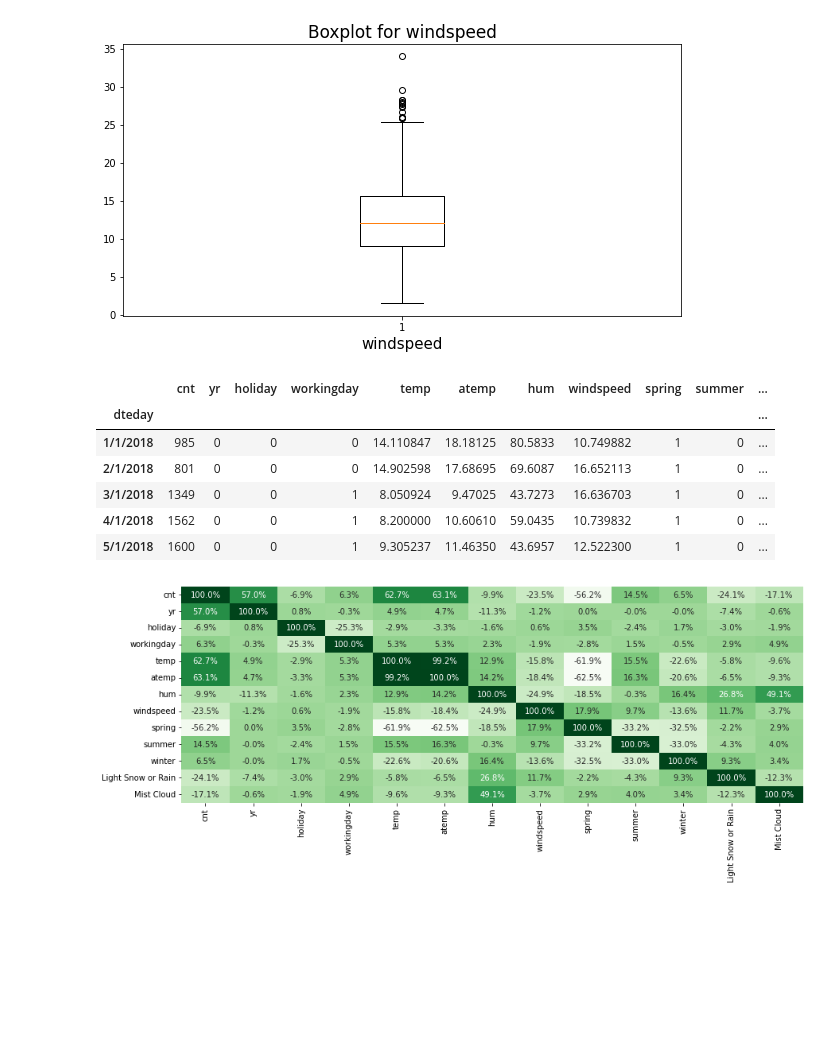
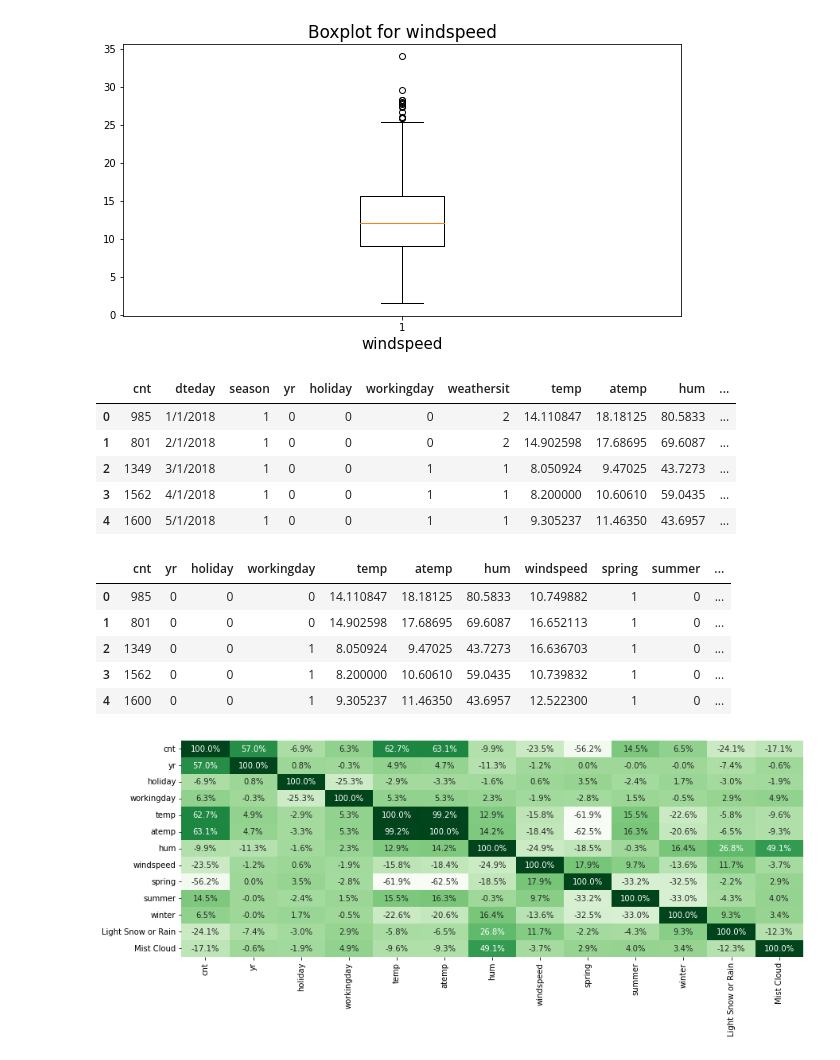
Before and after one commit to theshivmalhotra/BoomBikes_CaseStudy, a Jupyter notebook: BoomBikes.ipynb, the cells around one changed output. Saved outputs shown, nothing was run; the diff lists cells and outputs as text; code cells hidden in the pictures; blank space fills up the shorter version.

```diff
--- a/BoomBikes.ipynb
+++ b/BoomBikes.ipynb
@@ -134,14 +134,14 @@ data = pd.concat([data, status], axis = 1)
 data = pd.concat([data, status1], axis = 1)
 # %%
 #the head of our dataframe.
+data=data.drop(["Unnamed: 16","Unnamed: 17"],axis=1)
 data.head()
 # %% [output]
-|  | cnt | yr | holiday | workingday | temp | atemp | hum | windspeed | spring | summer | ... |
-| dteday |  |  |  |  |  |  |  |  |  |  | ... |
-| 1/1/2018 | 985 | 0 | 0 | 0 | 14.110847 | 18.18125 | 80.5833 | 10.749882 | 1 | 0 | ... |
-| 2/1/2018 | 801 | 0 | 0 | 0 | 14.902598 | 17.68695 | 69.6087 | 16.652113 | 1 | 0 | ... |
-| 3/1/2018 | 1349 | 0 | 0 | 1 | 8.050924 | 9.47025 | 43.7273 | 16.636703 | 1 | 0 | ... |
-| 4/1/2018 | 1562 | 0 | 0 | 1 | 8.200000 | 10.60610 | 59.0435 | 10.739832 | 1 | 0 | ... |
-| 5/1/2018 | 1600 | 0 | 0 | 1 | 9.305237 | 11.46350 | 43.6957 | 12.522300 | 1 | 0 | ... |
+|  | cnt | dteday | season | yr | holiday | workingday | weathersit | temp | atemp | hum | ... |
+| 0 | 985 | 1/1/2018 | 1 | 0 | 0 | 0 | 2 | 14.110847 | 18.18125 | 80.5833 | ... |
+| 1 | 801 | 2/1/2018 | 1 | 0 | 0 | 0 | 2 | 14.902598 | 17.68695 | 69.6087 | ... |
+| 2 | 1349 | 3/1/2018 | 1 | 0 | 0 | 1 | 1 | 8.050924 | 9.47025 | 43.7273 | ... |
+| 3 | 1562 | 4/1/2018 | 1 | 0 | 0 | 1 | 1 | 8.200000 | 10.60610 | 59.0435 | ... |
+| 4 | 1600 | 5/1/2018 | 1 | 0 | 0 | 1 | 1 | 9.305237 | 11.46350 | 43.6957 | ... |
 # %%
 # Drop season & weatherit as we have created the dummies for it & holiday as we already have working day which tell 0 as weekend or holiday
@@ -152,3 +149,12 @@ data.head()
+# %%
+data.head()
+# %% [output]
+|  | cnt | yr | holiday | workingday | temp | atemp | hum | windspeed | spring | summer | ... |
+| 0 | 985 | 0 | 0 | 0 | 14.110847 | 18.18125 | 80.5833 | 10.749882 | 1 | 0 | ... |
+| 1 | 801 | 0 | 0 | 0 | 14.902598 | 17.68695 | 69.6087 | 16.652113 | 1 | 0 | ... |
+| 2 | 1349 | 0 | 0 | 1 | 8.050924 | 9.47025 | 43.7273 | 16.636703 | 1 | 0 | ... |
+| 3 | 1562 | 0 | 0 | 1 | 8.200000 | 10.60610 | 59.0435 | 10.739832 | 1 | 0 | ... |
+| 4 | 1600 | 0 | 0 | 1 | 9.305237 | 11.46350 | 43.6957 | 12.522300 | 1 | 0 | ... |
 # %%
 plt.figure(figsize = (14,5)) #fixing the figure size of the plot
 sns.heatmap(data.corr(),annot=True,cmap='Greens',fmt='.1%',cbar=False)#running command for heatmap for correlation of continous variable
```
Also changed, not shown: parts of 27 cells of this notebook.
